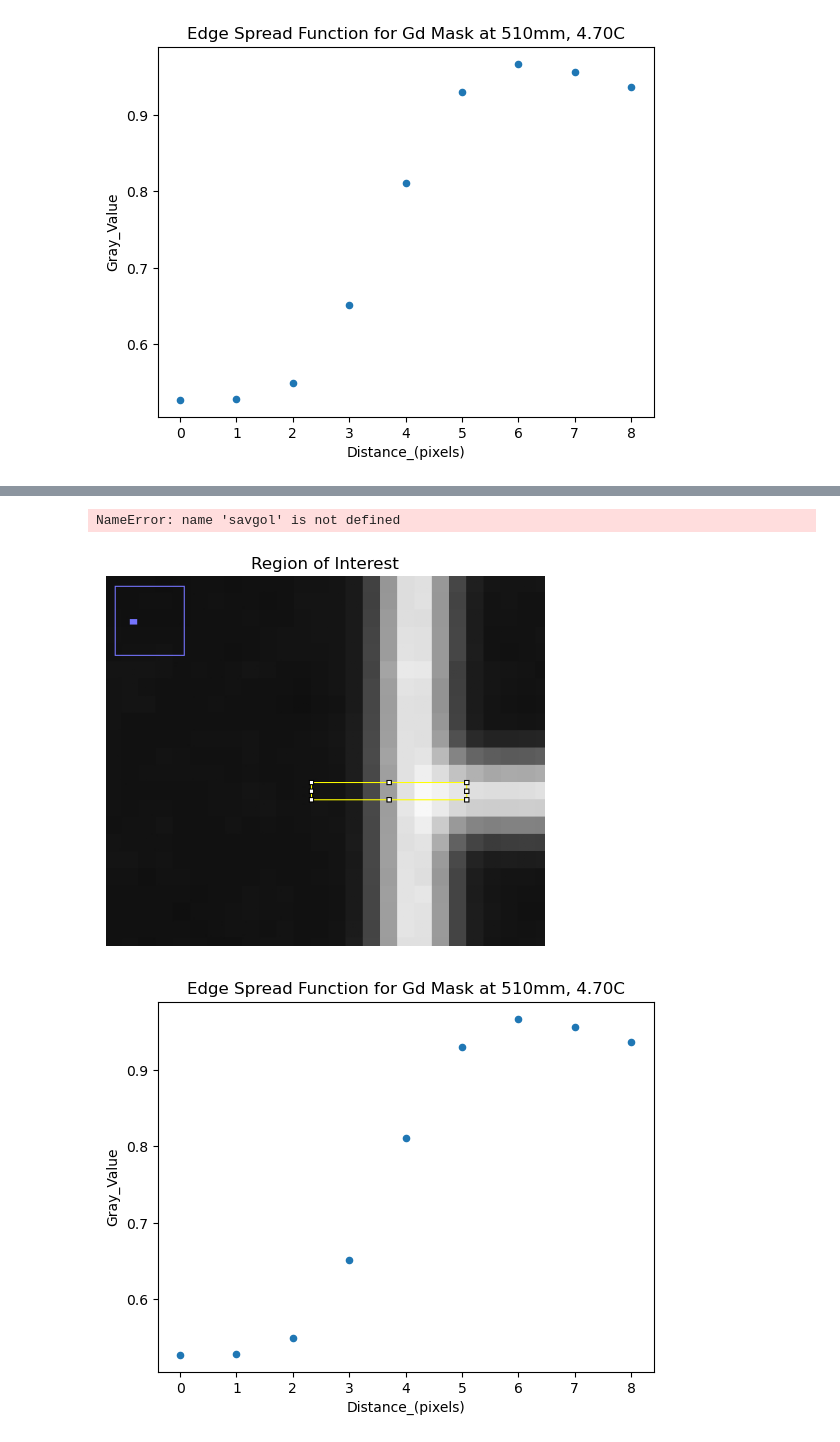
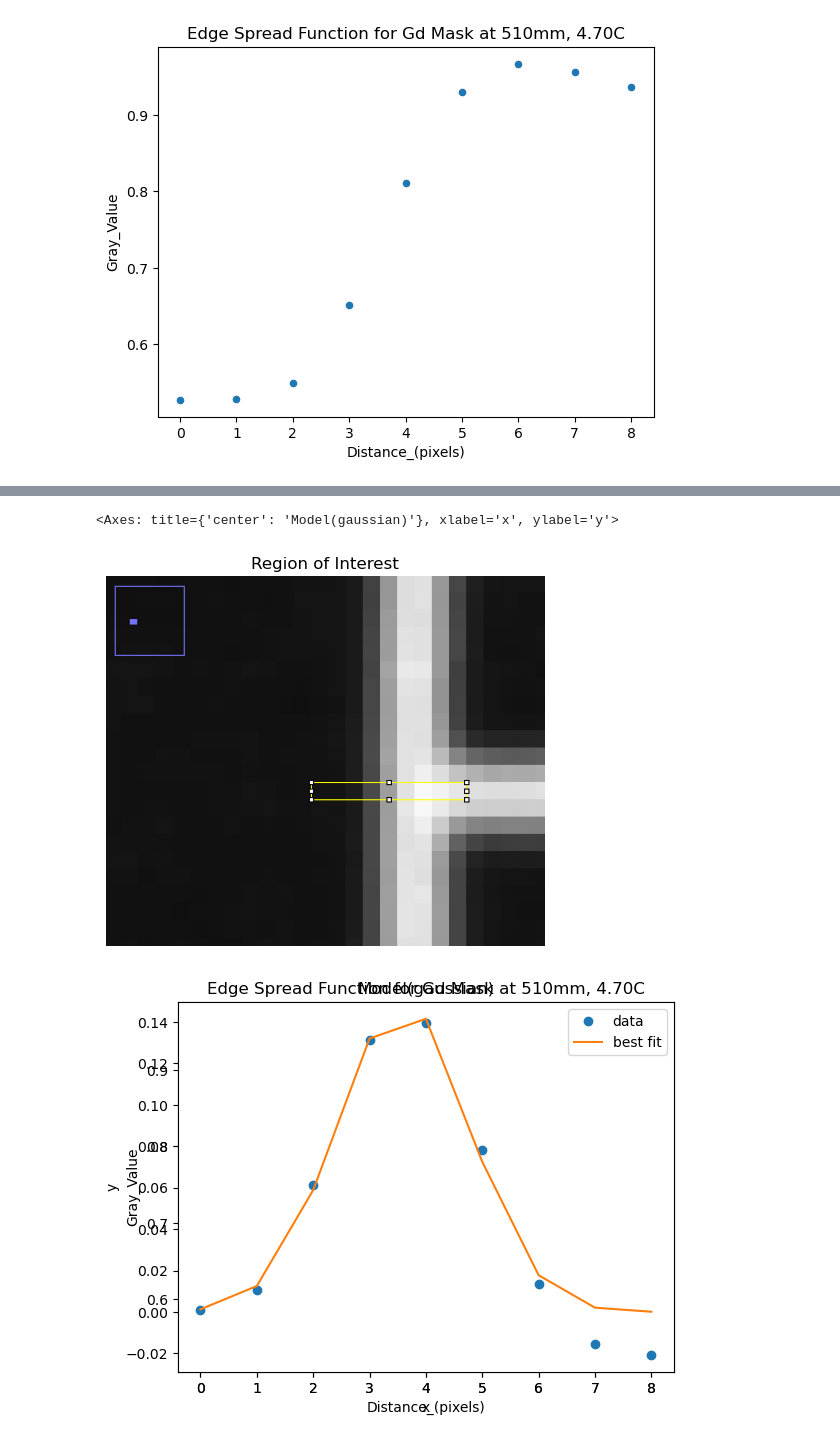
Before and after one commit to ornlneutronimaging/MCP_Sensor_Resolution, a Jupyter notebook: Normalization_Resolution_function_MCP_sensor.ipynb, the cells around one changed output, grey strips where cells are left out. Drawn from its saved outputs; the diff is of its cells as text; code cells hidden in the pictures.

```diff
--- a/Normalization_Resolution_function_MCP_sensor.ipynb
+++ b/Normalization_Resolution_function_MCP_sensor.ipynb
@@ -166,19 +164,13 @@ outV.plot_fit()
 # %%
 img1 = mpimg.imread(data_path+"/normalized_sample_7998_obs_8015/The edge for FWHM test.png")
 plt.axis('off')
 plt.title ('Region of Interest')
 plt.imshow(img1)
-plot1 = df.plot(x='Distance_(pixels)',y='Gray_Value', kind="scatter", title="Edge Spread Function for Gd Mask at 510mm, 4.70C")
-fig,ax = plt.subplots(1,1)
-#ax=ax.ravel()
-ax.plot(savgol (df1, 9, 3, 1))
-ax.set_title('Line spread function for region of interest')
-#plot2 = dp.plot ()
-from scipy.optimize import curve_fit
-print (dp)
-'''define parabola (x, a, b, c)
-    return a * x**2 + b*x + c'''
+#fig,ax = plt.subplots(1,3,figsize=(12,4))
+df.plot(x='Distance_(pixels)',y='Gray_Value', kind="scatter", title="Edge Spread Function for Gd Mask at 510mm, 4.70C")
+#plt.plot(dydxdf)
+out.plot_fit()
 # %% [output]
-NameError: name 'savgol' is not defined
+<Axes: title={'center': 'Model(gaussian)'}, xlabel='x', ylabel='y'>
 [figure]
-[figure, old version]
+[figure, new version]
```
Also changed, not shown: parts of 7 cells of this notebook.
